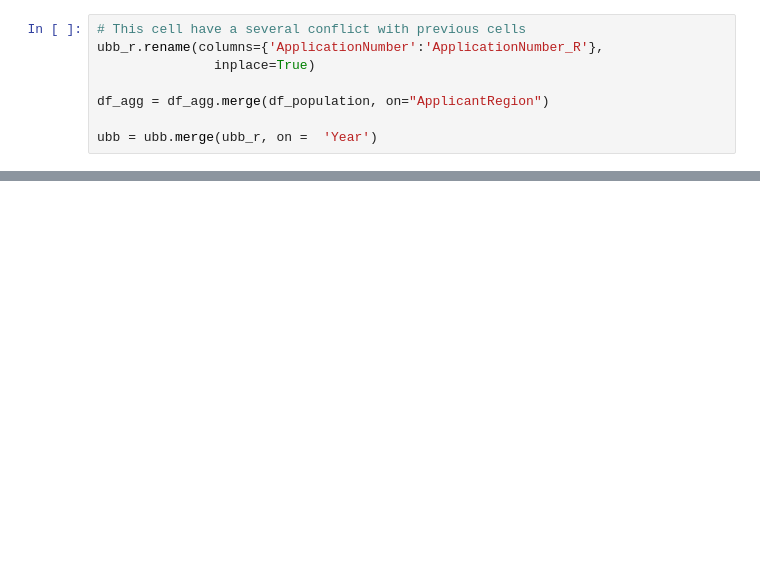
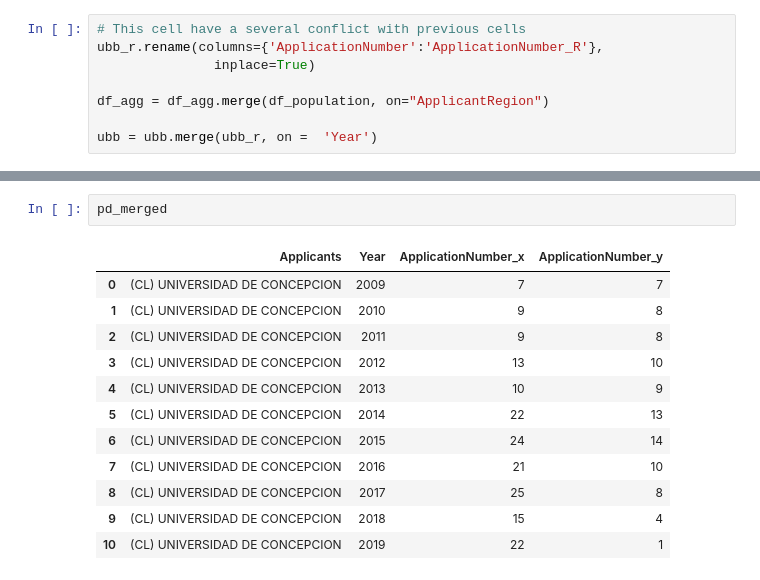
Before and after one commit to Ubb-Nodo-ctci/INAPI2, a Jupyter notebook: INAPI2.ipynb, the cells around one changed output, grey strips where cells are left out. Drawn from its saved outputs; the diff is of its cells as text; blank space fills up the shorter version.

```diff
--- a/INAPI2.ipynb
+++ b/INAPI2.ipynb
@@ -238,0 +300,15 @@ print(len(df['ApplicationNumber'].unique()))
+# %%
+pd_merged
+# %% [output]
+|  | Applicants | Year | ApplicationNumber_x | ApplicationNumber_y |
+| 0 | (CL) UNIVERSIDAD DE CONCEPCION | 2009 | 7 | 7 |
+| 1 | (CL) UNIVERSIDAD DE CONCEPCION | 2010 | 9 | 8 |
+| 2 | (CL) UNIVERSIDAD DE CONCEPCION | 2011 | 9 | 8 |
+| 3 | (CL) UNIVERSIDAD DE CONCEPCION | 2012 | 13 | 10 |
+| 4 | (CL) UNIVERSIDAD DE CONCEPCION | 2013 | 10 | 9 |
+| 5 | (CL) UNIVERSIDAD DE CONCEPCION | 2014 | 22 | 13 |
+| 6 | (CL) UNIVERSIDAD DE CONCEPCION | 2015 | 24 | 14 |
+| 7 | (CL) UNIVERSIDAD DE CONCEPCION | 2016 | 21 | 10 |
+| 8 | (CL) UNIVERSIDAD DE CONCEPCION | 2017 | 25 | 8 |
+| 9 | (CL) UNIVERSIDAD DE CONCEPCION | 2018 | 15 | 4 |
+| 10 | (CL) UNIVERSIDAD DE CONCEPCION | 2019 | 22 | 1 |
```
Also changed, not shown: parts of 19 cells of this notebook.
